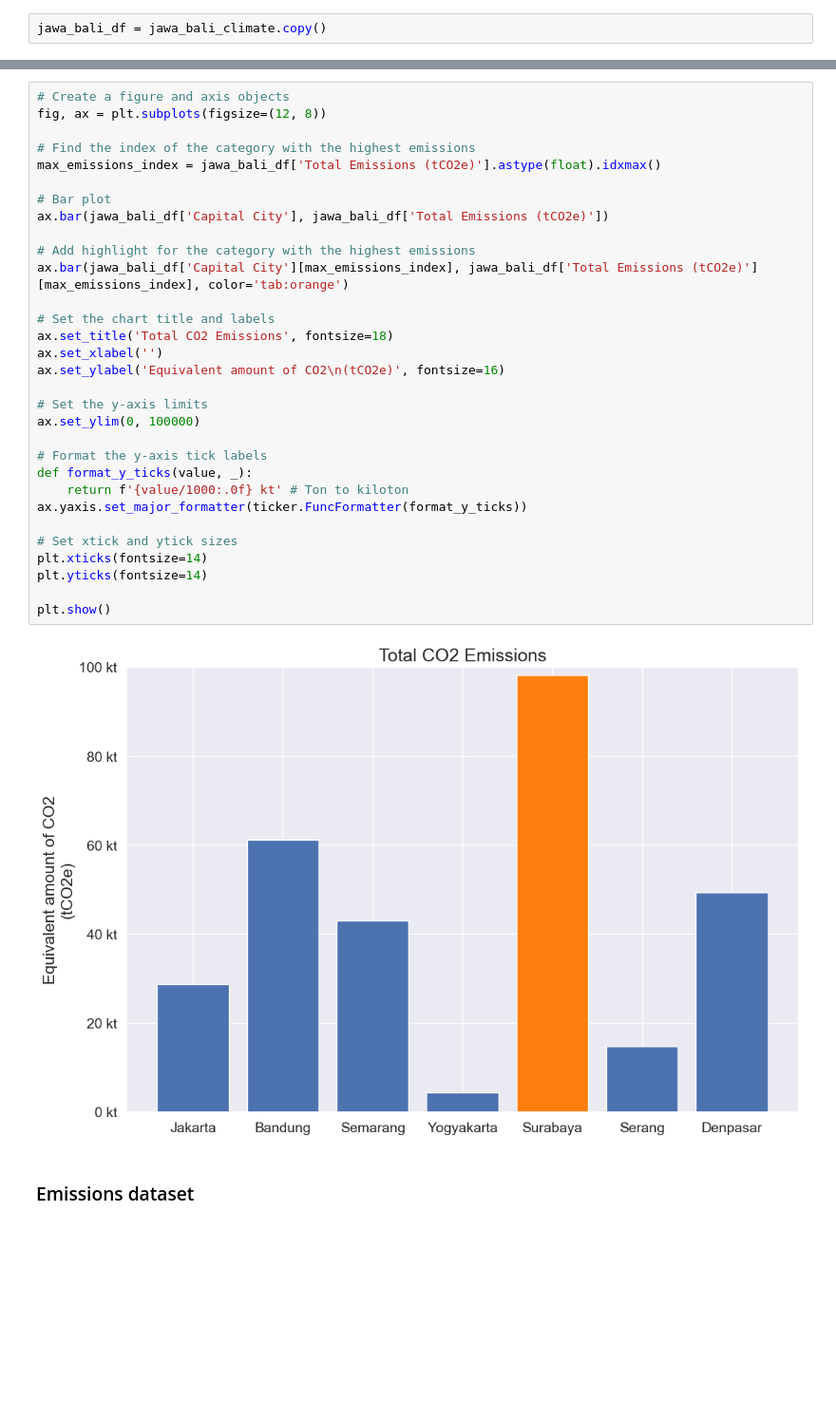
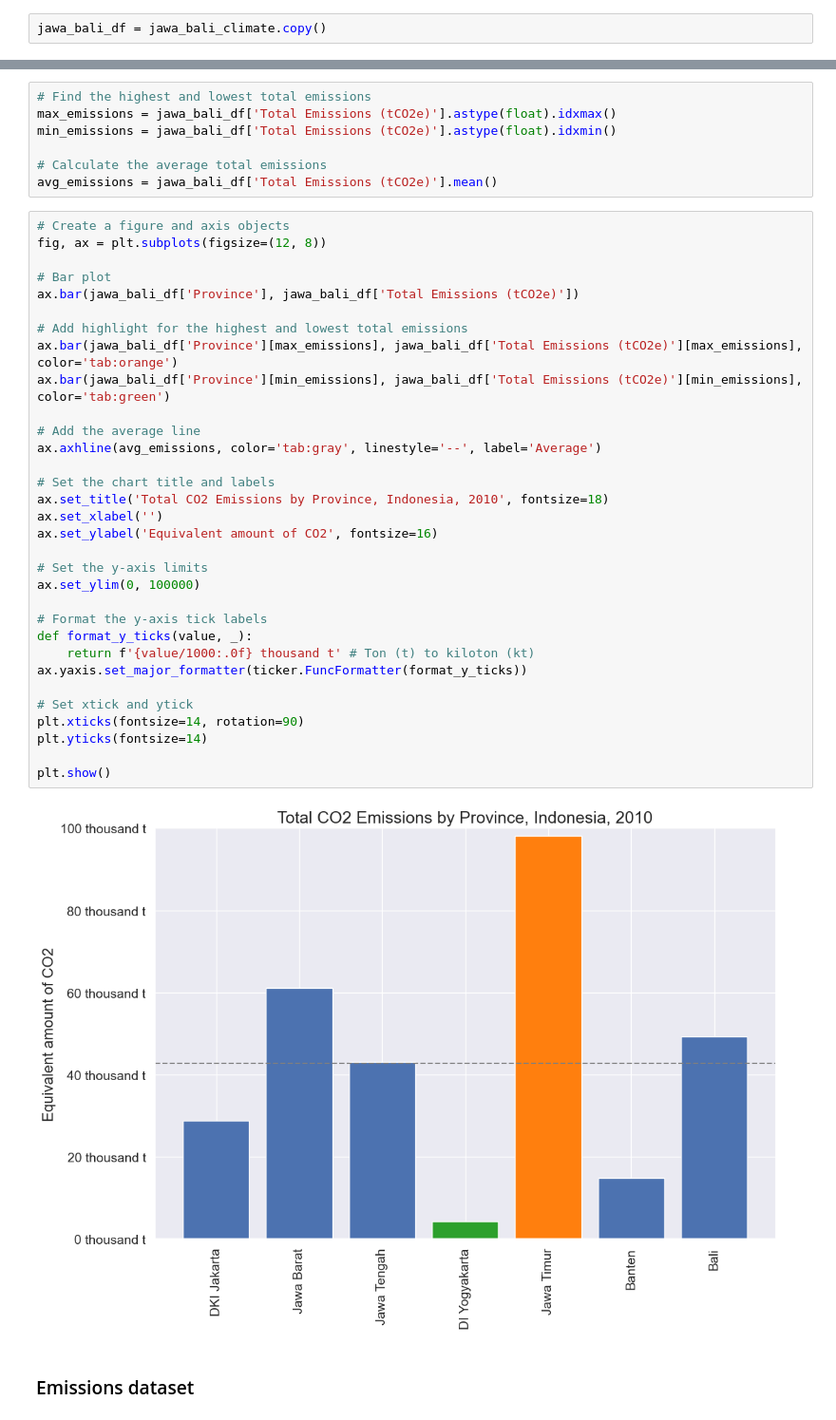
Before and after one commit to sabirinID/Nafas-Air-Quality, a Jupyter notebook: Docs/1-Exploratory-Data-Analysis.ipynb, the cells around one changed output, grey strips where cells are left out. Shown: that part at 95% size. Saved outputs shown, nothing was run; the diff lists cells and outputs as text; blank space fills up the shorter version.

```diff
--- a/Docs/1-Exploratory-Data-Analysis.ipynb
+++ b/Docs/1-Exploratory-Data-Analysis.ipynb
@@ -343,36 +402,44 @@ jawa_bali_df
+# %%
+# Find the highest and lowest total emissions
+max_emissions = jawa_bali_df['Total Emissions (tCO2e)'].astype(float).idxmax()
+min_emissions = jawa_bali_df['Total Emissions (tCO2e)'].astype(float).idxmin()
+
+# Calculate the average total emissions
+avg_emissions = jawa_bali_df['Total Emissions (tCO2e)'].mean()
 # %%
 # Create a figure and axis objects
 fig, ax = plt.subplots(figsize=(12, 8))
 
-# Find the index of the category with the highest emissions
-max_emissions_index = jawa_bali_df['Total Emissions (tCO2e)'].astype(float).idxmax()
+# Bar plot
+ax.bar(jawa_bali_df['Province'], jawa_bali_df['Total Emissions (tCO2e)'])
 
-# Bar plot
-ax.bar(jawa_bali_df['Capital City'], jawa_bali_df['Total Emissions (tCO2e)'])
+# Add highlight for the highest and lowest total emissions
+ax.bar(jawa_bali_df['Province'][max_emissions], jawa_bali_df['Total Emissions (tCO2e)'][max_emissions], color='tab:orange')
+ax.bar(jawa_bali_df['Province'][min_emissions], jawa_bali_df['Total Emissions (tCO2e)'][min_emissions], color='tab:green')
 
-# Add highlight for the category with the highest emissions
-ax.bar(jawa_bali_df['Capital City'][max_emissions_index], jawa_bali_df['Total Emissions (tCO2e)'][max_emissions_index], color='tab:orange')
+# Add the average line
+ax.axhline(avg_emissions, color='tab:gray', linestyle='--', label='Average')
 
 # Set the chart title and labels
-ax.set_title('Total CO2 Emissions', fontsize=18)
+ax.set_title('Total CO2 Emissions by Province, Indonesia, 2010', fontsize=18)
 ax.set_xlabel('')
-ax.set_ylabel('Equivalent amount of CO2\n(tCO2e)', fontsize=16)
+ax.set_ylabel('Equivalent amount of CO2', fontsize=16)
 
 # Set the y-axis limits
 ax.set_ylim(0, 100000)
 
 # Format the y-axis tick labels
 def format_y_ticks(value, _):
-    return f'{value/1000:.0f} kt' # Ton to kiloton
+    return f'{value/1000:.0f} thousand t' # Ton (t) to kiloton (kt)
 ax.yaxis.set_major_formatter(ticker.FuncFormatter(format_y_ticks))
 
-# Set xtick and ytick sizes
-plt.xticks(fontsize=14)
+# Set xtick and ytick
+plt.xticks(fontsize=14, rotation=90)
 plt.yticks(fontsize=14)
 
 plt.show()
 # %% [output]
-[figure, old version]
+[figure, new version]
 # %% [markdown]
 ### Emissions dataset
 # %%
```
Also changed, not shown: parts of 6 cells of this notebook.
